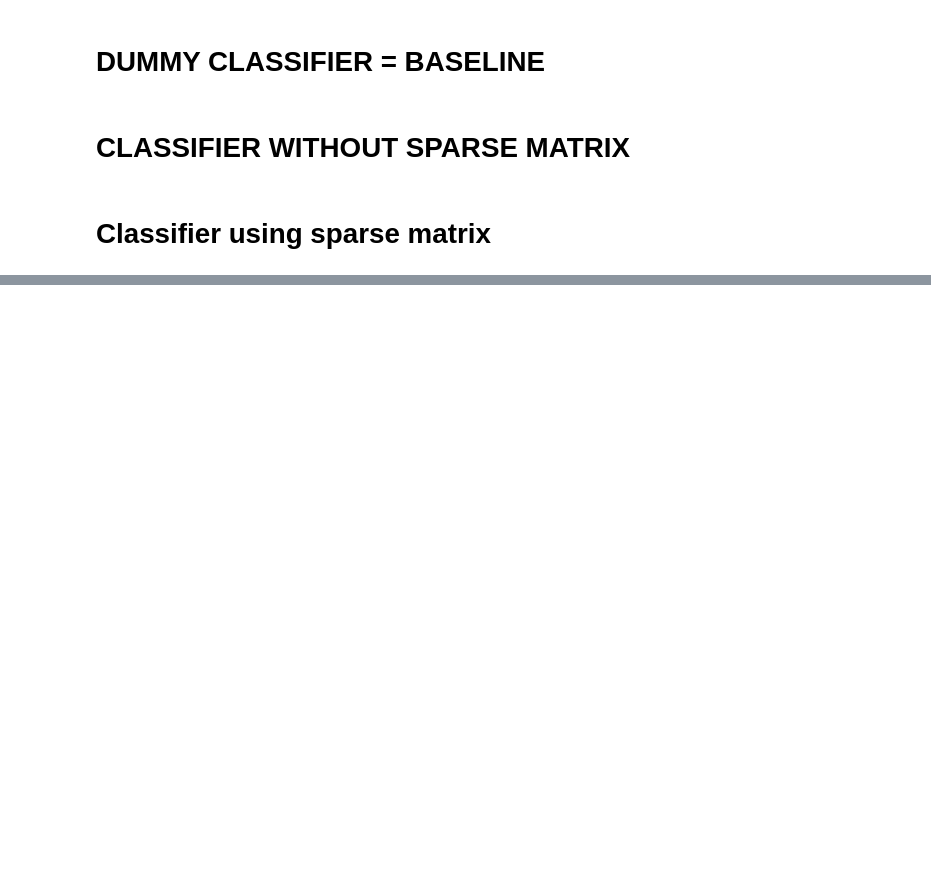
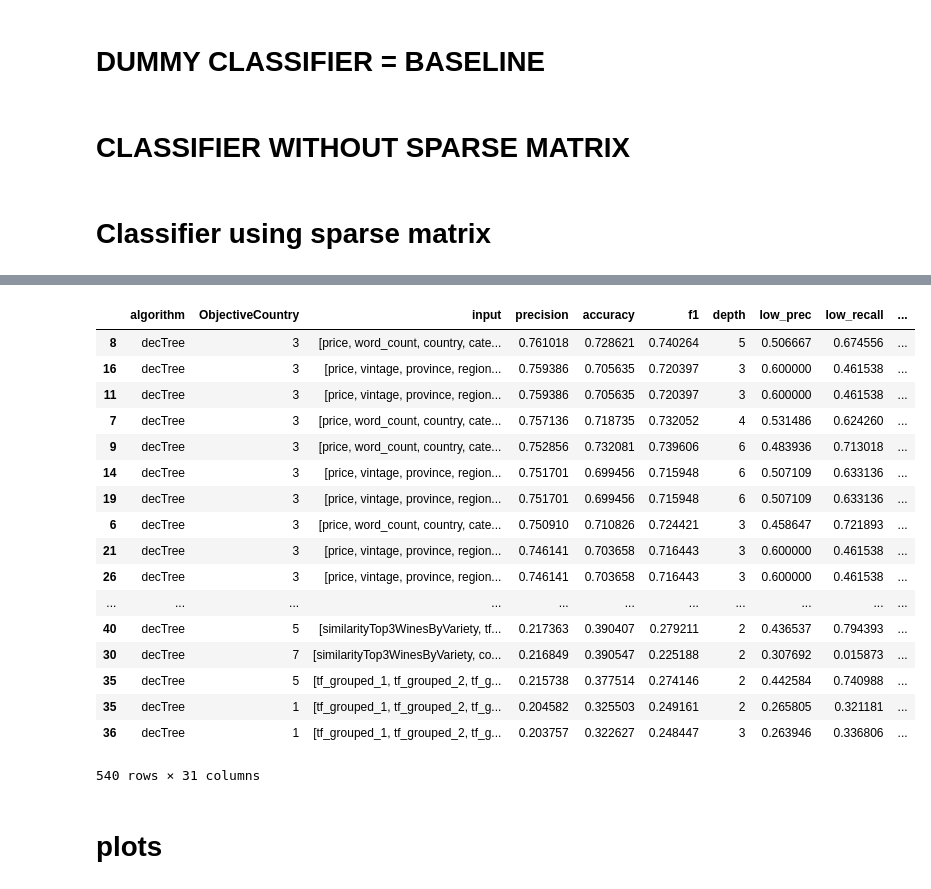
Before and after one commit to Gneur11/bdaFinalMIo, a Jupyter notebook: ClassifierAnalysis.ipynb, the cells around one changed output, grey strips where cells are left out. Cells and saved outputs as stored; diff of their text form; code cells hidden in the pictures; blank space fills up the shorter version.

Commit message:
added analysis w/ dataframe by country

```diff
--- a/ClassifierAnalysis.ipynb
+++ b/ClassifierAnalysis.ipynb
@@ -264,0 +311,3 @@ res.iloc[17]
+# %%
+countries = wine_base["country"].unique().tolist()
+countries
@@ -264,0 +418,13 @@ res.iloc[17]
+# %%
+basic = ["price",'vintage', 'province', 'region_1', 'taster_name', 'variety','winery'] #country non deve esserci
+word = ["word_count"]
+tfGroup = ['tf_grouped_1','tf_grouped_2', 'tf_grouped_3']
+tfIdfGroup = ['tfIdf_grouped_1', 'tfIdf_grouped_2', 'tfIdf_grouped_3']
+tfFull = ['tf_fullData_1', 'tf_fullData_2', 'tf_fullData_3',]
+tfIdfFull = ['tfIdf_fullData_1', 'tfIdf_fullData_2', 'tfIdf_fullData_3']
+#weather = ['pr_5', 'pr_6', 'pr_7', 'pr_8', 'pr_9', 'tas_5', 'tas_6', 'tas_7', 'tas_8', 'tas_9']# don't really care bcs 0 improvements
+word2vec = ['similarityTop3WinesByVariety']
+features = basic + word + tfGroup + word2vec
+
+
+result = testByCountry(wine_base,countries)
@@ -264,0 +473,24 @@ res.iloc[17]
+# %%
+result = result.sort_values(["precision","f1","accuracy"],ascending=False)
+result
+# %% [output]
+|  | algorithm | ObjectiveCountry | input | precision | accuracy | f1 | depth | low_prec | low_recall | ... |
+| 8 | decTree | 3 | [price, word_count, country, cate... | 0.761018 | 0.728621 | 0.740264 | 5 | 0.506667 | 0.674556 | ... |
+| 16 | decTree | 3 | [price, vintage, province, region... | 0.759386 | 0.705635 | 0.720397 | 3 | 0.600000 | 0.461538 | ... |
+| 11 | decTree | 3 | [price, vintage, province, region... | 0.759386 | 0.705635 | 0.720397 | 3 | 0.600000 | 0.461538 | ... |
+| 7 | decTree | 3 | [price, word_count, country, cate... | 0.757136 | 0.718735 | 0.732052 | 4 | 0.531486 | 0.624260 | ... |
+| 9 | decTree | 3 | [price, word_count, country, cate... | 0.752856 | 0.732081 | 0.739606 | 6 | 0.483936 | 0.713018 | ... |
+| 14 | decTree | 3 | [price, vintage, province, region... | 0.751701 | 0.699456 | 0.715948 | 6 | 0.507109 | 0.633136 | ... |
+| 19 | decTree | 3 | [price, vintage, province, region... | 0.751701 | 0.699456 | 0.715948 | 6 | 0.507109 | 0.633136 | ... |
+| 6 | decTree | 3 | [price, word_count, country, cate... | 0.750910 | 0.710826 | 0.724421 | 3 | 0.458647 | 0.721893 | ... |
+| 21 | decTree | 3 | [price, vintage, province, region... | 0.746141 | 0.703658 | 0.716443 | 3 | 0.600000 | 0.461538 | ... |
+| 26 | decTree | 3 | [price, vintage, province, region... | 0.746141 | 0.703658 | 0.716443 | 3 | 0.600000 | 0.461538 | ... |
+| ... | ... | ... | ... | ... | ... | ... | ... | ... | ... | ... |
+| 40 | decTree | 5 | [similarityTop3WinesByVariety, tf... | 0.217363 | 0.390407 | 0.279211 | 2 | 0.436537 | 0.794393 | ... |
+| 30 | decTree | 7 | [similarityTop3WinesByVariety, co... | 0.216849 | 0.390547 | 0.225188 | 2 | 0.307692 | 0.015873 | ... |
+| 35 | decTree | 5 | [tf_grouped_1, tf_grouped_2, tf_g... | 0.215738 | 0.377514 | 0.274146 | 2 | 0.442584 | 0.740988 | ... |
+| 35 | decTree | 1 | [tf_grouped_1, tf_grouped_2, tf_g... | 0.204582 | 0.325503 | 0.249161 | 2 | 0.265805 | 0.321181 | ... |
+| 36 | decTree | 1 | [tf_grouped_1, tf_grouped_2, tf_g... | 0.203757 | 0.322627 | 0.248447 | 3 | 0.263946 | 0.336806 | ... |
+540 rows × 31 columns
+# %% [markdown]
+# plots
```
Also changed, not shown: parts of 20 cells of this notebook.
